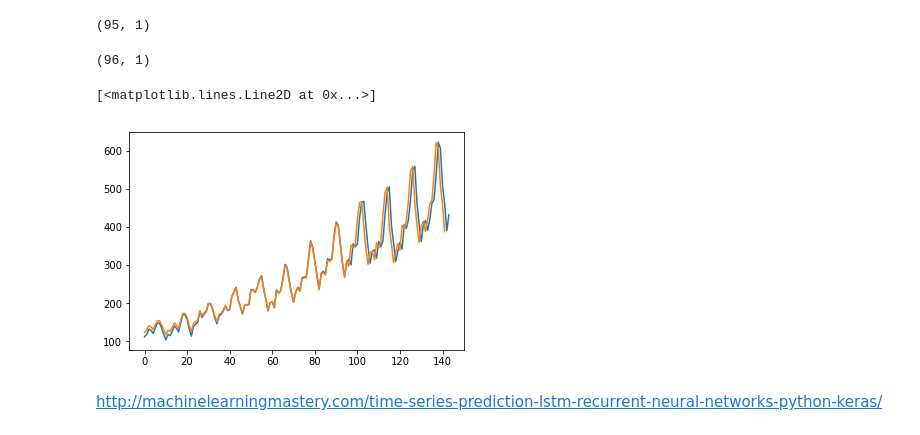
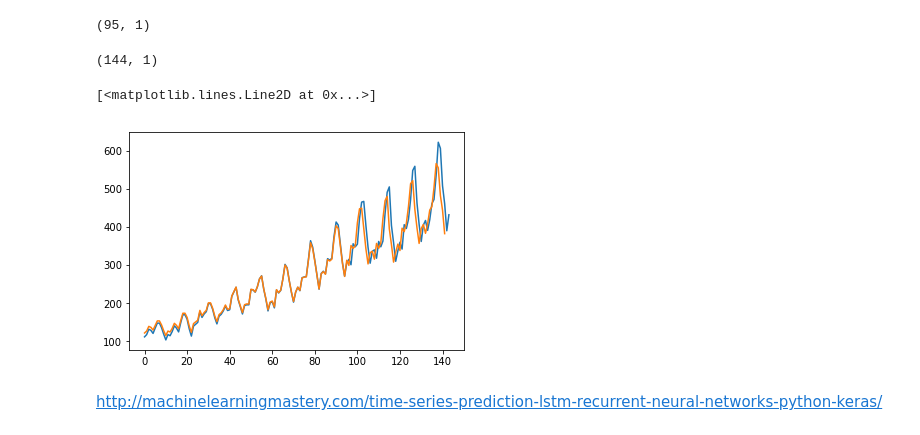
Before and after one commit to yang-zhang/deep-learning, a Jupyter notebook: keras_time_series.ipynb, the cells around one changed output. Cells and saved outputs as stored; diff of their text form; code cells hidden in the pictures.

```diff
--- a/keras_time_series.ipynb
+++ b/keras_time_series.ipynb
@@ -7,0 +10,3 @@ data = pd.read_csv(
+# %%
+url = 'https://raw.githubusercontent.com/blue-yonder/pydse/master/pydse/data/international-airline-passengers.csv'
+data = pd.read_csv(url, sep=';')
@@ -112,12 +131,13 @@ pred_train.shape
 # %%
 ts.shape
 # %% [output]
-(96, 1)
+(144, 1)
 # %%
-plt.plot(ts)
+plt.plot(data.Passengers)
+
 plt.plot(np.vstack([pred_train_original_scale, pred_test_original_scale]))
 # %% [output]
 [<matplotlib.lines.Line2D at 0x...>]
-[figure, old version]
+[figure, new version]
 # %% [markdown]
 http://machinelearningmastery.com/time-series-prediction-lstm-recurrent-neural-networks-python-keras/
```
Also changed, not shown: parts of 9 cells of this notebook, 2 other files.
